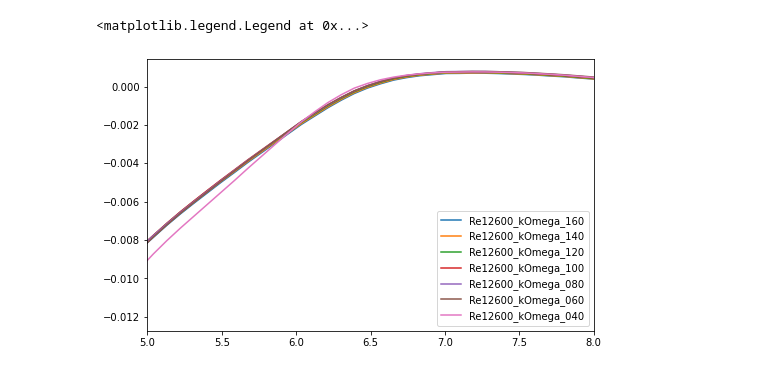
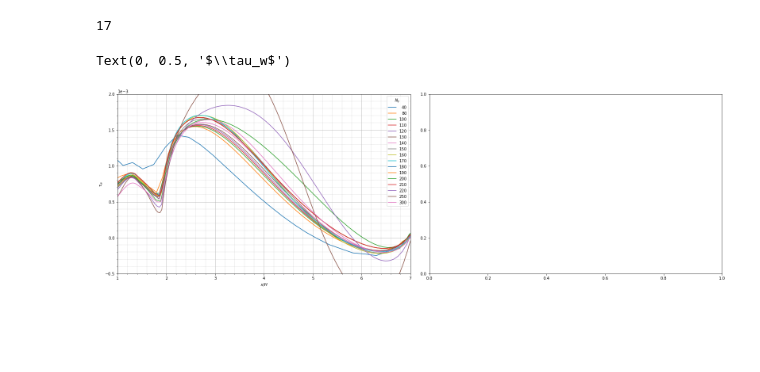
Before and after one commit to leonrccs/data_driven_rans, a Jupyter notebook: notebooks/plotting/mesh_convergence.ipynb, the cells around one changed output. Drawn from its saved outputs; the diff is of its cells as text; code cells hidden in the pictures; blank space fills up the shorter version.

```diff
--- a/notebooks/plotting/mesh_convergence.ipynb
+++ b/notebooks/plotting/mesh_convergence.ipynb
@@ -29,8 +34,8 @@ class NoStdStreams(object):
         sys.stderr = self.old_stderr
         self.devnull.close()
 # %%
-path = '/home/leonriccius/Desktop/ConvDivChannel/Re12600_mesh_convergence'
-folders = sorted([folder for folder in os.listdir(path) if os.path.isdir(os.sep.join([path, folder]))], reverse=True)
+path = '/home/leonriccius/Desktop/PeriodicHills/mesh_convergence_nx_ny_refined/Re10595/'
+folders = sorted([folder for folder in os.listdir(path) if os.path.isdir(os.sep.join([path, folder]))], reverse=False)
 
 # file = 'wallShearStress'
 # fileName = os.sep.join([path, file])
@@ -43,40 +45,91 @@ shearStressKaan = np.loadtxt(path_kaan)
+# %%
+interval = {'PH10595': [[1,7], [-0.0005, 0.002]]}
+case = 'PH10595'
+len(folders)
+# %% [output]
+17
 # %%
-fig, ax = plt.subplots(figsize = (8, 5))
+# initialize variables to store data
+refinement_level = []
+shearStress_list = [None]*len(folders)
+cellCenters_list = [None]*len(folders)
 
-for folder in folders:
+# create figure
+nrows = 1
+ncols = 2
+# fig, ax = plt.subplots(nrows=nrows, ncols=ncols, figsize = (5.5*ncols, 3.5*nrows), constrained_layout=True)
+fig, ax = plt.subplots(nrows=nrows, ncols=ncols, figsize = (2*5.5*ncols, 2*3.5*nrows), constrained_layout=True)
+
+for f, folder in enumerate(folders):
+
+    # set current folder
+    curr_dir = os.sep.join([path, folder])
+    index=folder.rfind('_')
+    refinement_level.append(str(int(folder[index+1:])))
+
+    # find latest time step
+    rans_time = max([entry for entry in os.listdir(curr_dir) if entry.isnumeric()])
 
     #read in data
     patch = 'bottomWall'
     with NoStdStreams():
-        shearStress = readPatchData(os.sep.join([path, folder, '7000/wallShearStress']), patch)
-        cellCenters = readPatchData(os.sep.join([path, folder, '7000/cellCenters']), patch)
-
+        shearStress = readPatchData(os.sep.join([curr_dir, rans_time, 'wallShearStress']), patch)
+        cellCenters = readPatchData(os.sep.join([curr_dir, rans_time, 'cellCenters']), patch)
+#         U = readVectorData(rans_time, 'U', curr_dir)
+#         cellCenters_internal = readCellCenters(rans_time, curr_dir)
+    # initialize variables
     tangent = th.zeros_like(cellCenters)
     length = cellCenters.shape[0]
 
-    # compute tangents
+    # compute tangents via central differences except for endpoints
     for i in range(length):
         if i == 0:
             tangent[0,:] = cellCenters[i+1] - cellCenters[i]
         elif i==length-1:
             tangent[i,:] = cellCenters[i] - cellCenters[i-1]
         else:
             tangent[i,:] = cellCenters[i+1] - cellCenters[i-1]
 
     # normalize tangents
     tangent = tangent/th.norm(tangent, dim=1).unsqueeze(1)
     normal = tangent[:,[1,0,2]]
     normal[:,0] = -normal[:,0]
 
     # project shear stress onto tangent vector
     shearStressTangential = th.einsum('ij,ij->i', tangent, shearStress)
     shearStressNormal = th.einsum('ij,ij->i', normal, shearStress)
 
-    ax.plot(cellCenters[:,0], shearStressTangential)
-    ax.set_xlim([5,8])
-#     ax.set_ylim([-0.0002, 0.000])
+    # store shear stresses and cellCenters
+    shearStress_list[f] = shearStressTangential
+    cellCenters_list[f] = cellCenters
 
-ax.legend(folders)
+    # plot shear stress and set region to plot
+    ax[0].plot(cellCenters[:,0], shearStressTangential)
+    ax[0].set_xlim(interval[case][0])
+    ax[0].set_ylim(interval[case][1])
+#     ax.set_ylim([-0.0005, 0.004])
+
+# format ticks
+ax[0].ticklabel_format(axis="y", style="sci", scilimits=(0,0))
+
+# set minor ticks
+ax[0].xaxis.set_minor_locator(AutoMinorLocator())
+ax[0].yaxis.set_minor_locator(AutoMinorLocator())
+
+# set grid
+ax[0].grid(which='major')
+ax[0].grid(which='minor', linestyle='--', linewidth=0.4)
+
+# set legend and align right
+renderer = fig.canvas.get_renderer()
+shift = max([t.get_window_extent(renderer).width for t in ax[0].legend(refinement_level).get_texts()])
+for t in ax[0].legend(refinement_level, title=r'$N_y$').get_texts():
+    t.set_ha('right')
+    t.set_position((shift,0))
+
+# set labels
+ax[0].set_xlabel(r'$x/H$')
+ax[0].set_ylabel(r'$\tau_w$')
 # %% [output]
-<matplotlib.legend.Legend at 0x...>
+Text(0, 0.5, '$\\tau_w$')
-[figure, old version]
+[figure, new version]
```
Also changed, not shown: parts of 11 cells of this notebook, 4 other files.
